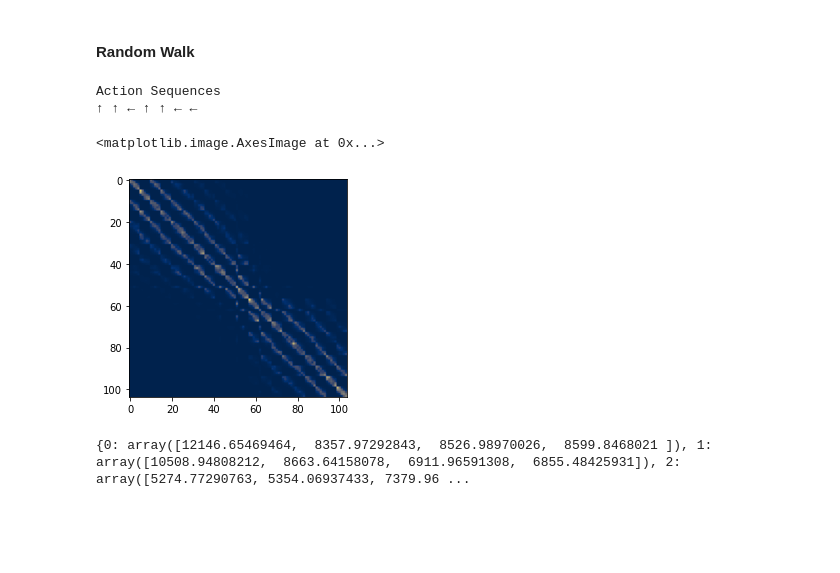
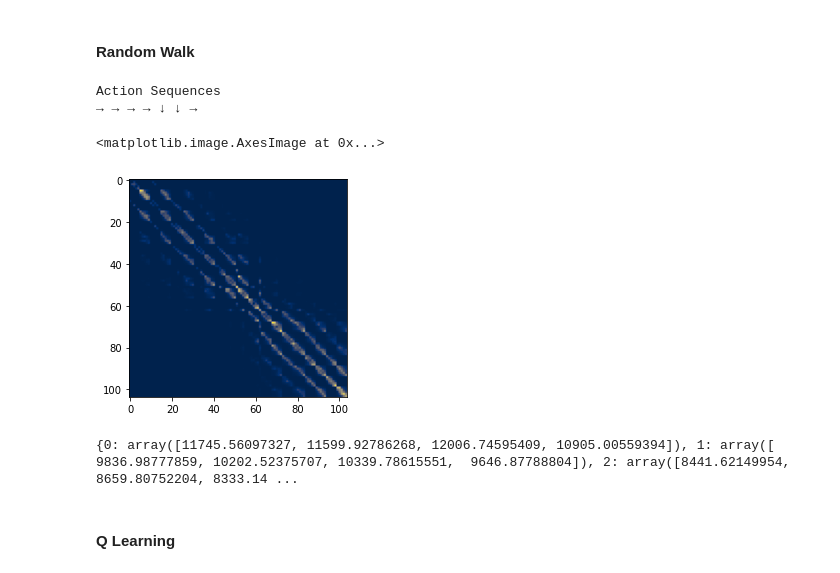
Before and after one commit to mjsargent/tabular_skip_SR, a Jupyter notebook: t-SR.ipynb, the cells around one changed output. Cells and saved outputs as stored; diff of their text form; code cells hidden in the pictures; blank space fills up the shorter version.

```diff
--- a/t-SR.ipynb
+++ b/t-SR.ipynb
@@ -312,16 +313,20 @@ for i in range(500000):
+# %%
+Q_abstract, M_baseline, M_macro = train_random_walk_macro_actions()
 # %%
-utils.print_macro_actions(Q_abstract_macro)
+utils.print_macro_actions(Q_abstract)
 M_combined = np.zeros([dims["states"], dims["states"]])
 for act in range(4):
     for state in range(dims["states"]):
         M_combined[state, :] += 0.25 * M_baseline[(state, act)]
 plt.imshow(M_combined)
 # %% [output]
 Action Sequences
-↑ ↑ ← ↑ ↑ ← ←
+→ → → → ↓ ↓ →
 <matplotlib.image.AxesImage at 0x...>
-[figure, old version]
+[figure, new version]
 # %%
-print(Q_abstract_macro)
+print(Q_abstract)
 # %% [output]
-{0: array([12146.65469464,  8357.97292843,  8526.98970026,  8599.8468021 ]), 1: array([10508.94808212,  8663.64158078,  6911.96591308,  6855.48425931]), 2: array([5274.77290763, 5354.06937433, 7379.96 ...
+{0: array([11745.56097327, 11599.92786268, 12006.74595409, 10905.00559394]), 1: array([ 9836.98777859, 10202.52375707, 10339.78615551,  9646.87788804]), 2: array([8441.62149954, 8659.80752204, 8333.14 ...
+# %% [markdown]
+#### Q Learning
```
Also changed, not shown: parts of 29 cells of this notebook, 3 other files.
